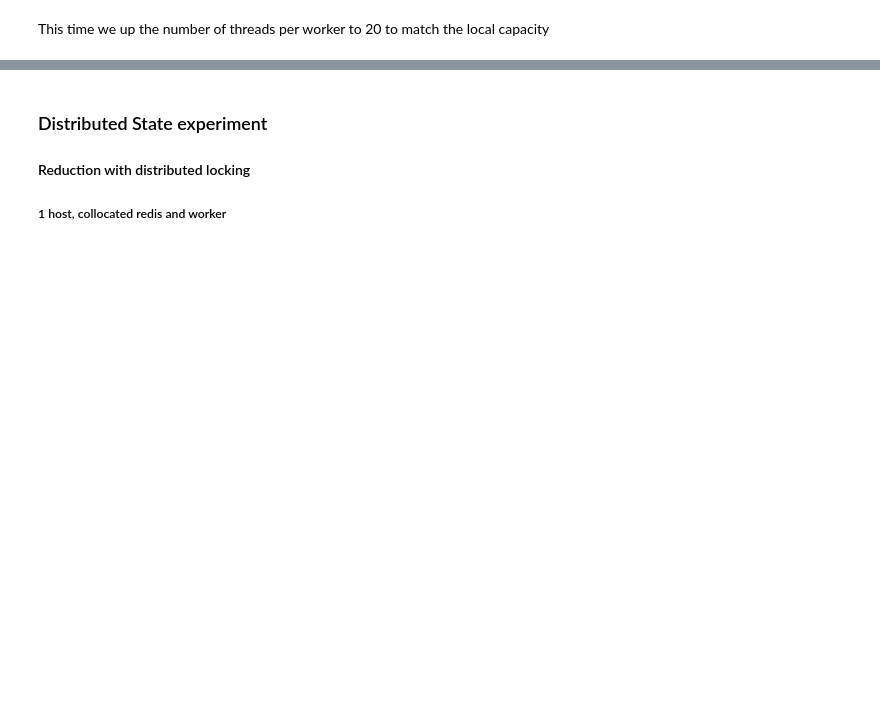
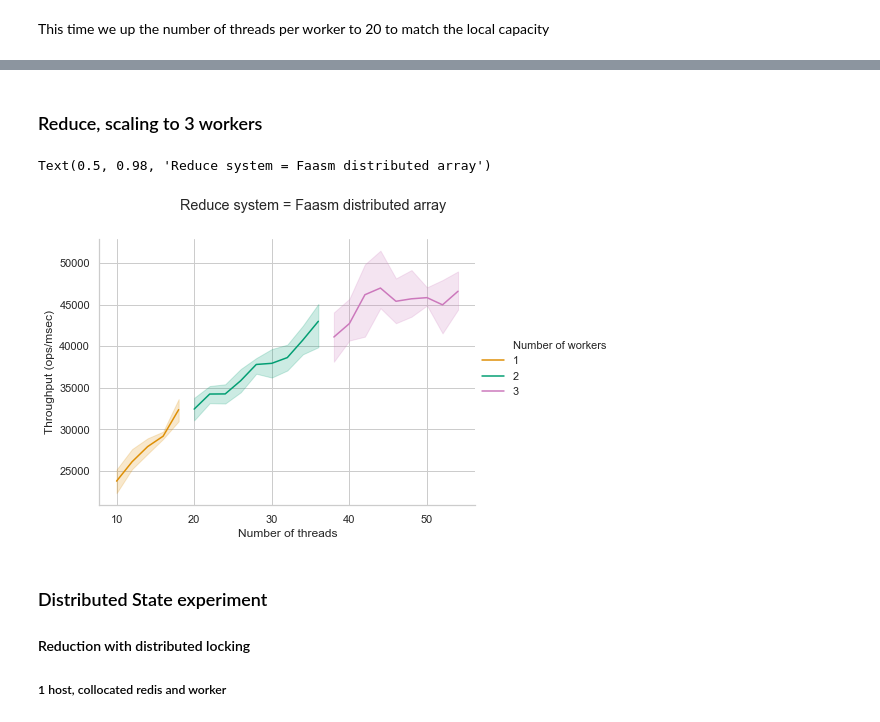
Before and after one commit to mfournial/faasm-benchmarks, a Jupyter notebook: graphs.ipynb, the cells around one changed output, grey strips where cells are left out. Drawn from its saved outputs; the diff is of its cells as text; code cells hidden in the pictures; blank space fills up the shorter version.

```diff
--- a/graphs.ipynb
+++ b/graphs.ipynb
@@ -195,3 +220,20 @@ ax1 = sns.relplot(x=nt, y=ht, hue=st, kind="line", data=lin_d2)
+# %% [markdown]
+### Reduce, scaling to 3 workers
+# %%
+ax1 = sns.relplot(x=nt, y=ht, hue=bt,
+                  data=d23[(d23[nt] <= 18 * 3) & (d23[lt] == medium)],
+                  aspect=1.3,
+                  legend="full",
+                  kind="line",
+                  palette=worker_palette,
+                  estimator=np.mean,
+                  ci=95,
+                  facet_kws={'sharey':False})
+plt.subplots_adjust(top=0.87)
+plt.suptitle("Reduce system = Faasm distributed array")
+# %% [output]
+Text(0.5, 0.98, 'Reduce system = Faasm distributed array')
+[figure, added]
 # %% [markdown]
 ### Distributed State experiment
 
```
Also changed, not shown: parts of 14 cells of this notebook, 4 other files.
